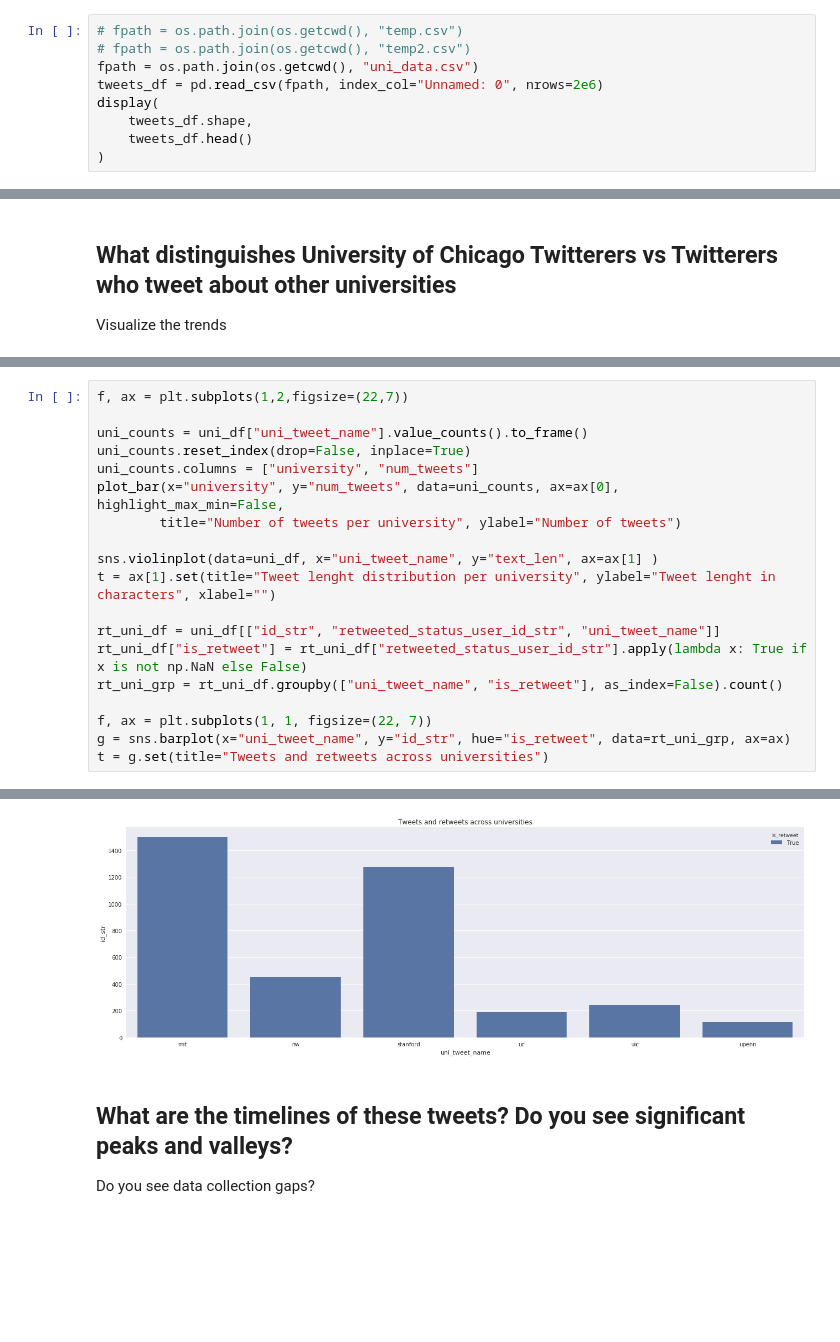
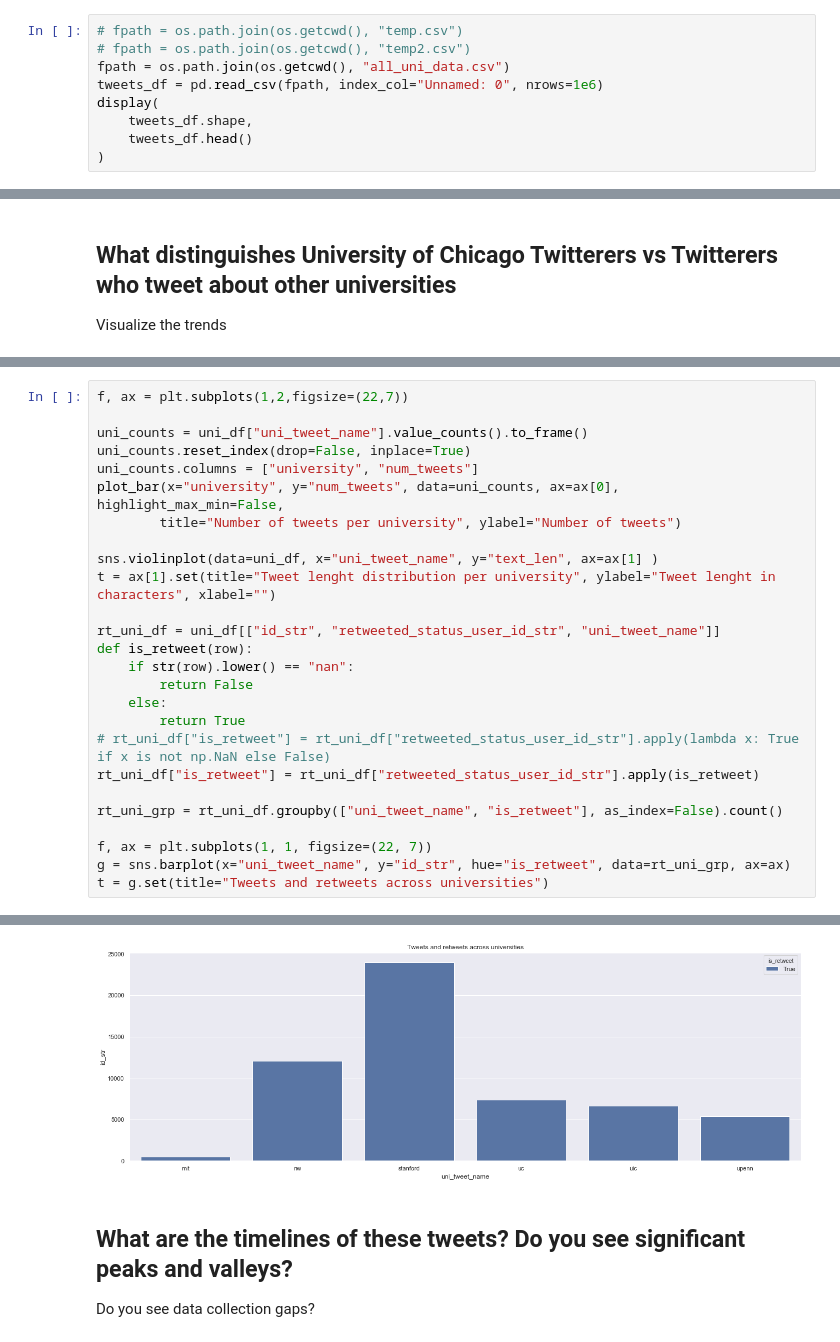
Before and after one commit to DoinGodsWork37/BigDataEngg, a Jupyter notebook: final_project/EDA.ipynb, the cells around one changed output, grey strips where cells are left out. Saved outputs shown, nothing was run; the diff lists cells and outputs as text; blank space fills up the shorter version.

```diff
--- a/final_project/EDA.ipynb
+++ b/final_project/EDA.ipynb
@@ -44,8 +44,8 @@ os.getcwd()
 # %%
 # fpath = os.path.join(os.getcwd(), "temp.csv")
 # fpath = os.path.join(os.getcwd(), "temp2.csv")
-fpath = os.path.join(os.getcwd(), "uni_data.csv")
-tweets_df = pd.read_csv(fpath, index_col="Unnamed: 0", nrows=2e6)
+fpath = os.path.join(os.getcwd(), "all_uni_data.csv")
+tweets_df = pd.read_csv(fpath, index_col="Unnamed: 0", nrows=1e6)
 display(
     tweets_df.shape,
     tweets_df.head()
@@ -358,7 +424,14 @@ sns.violinplot(data=uni_df, x="uni_tweet_name", y="text_len", ax=ax[1] )
 t = ax[1].set(title="Tweet lenght distribution per university", ylabel="Tweet lenght in characters", xlabel="")
 
 rt_uni_df = uni_df[["id_str", "retweeted_status_user_id_str", "uni_tweet_name"]]
-rt_uni_df["is_retweet"] = rt_uni_df["retweeted_status_user_id_str"].apply(lambda x: True if x is not np.NaN else False)
+def is_retweet(row):
+    if str(row).lower() == "nan":
+        return False
+    else:
+        return True
+# rt_uni_df["is_retweet"] = rt_uni_df["retweeted_status_user_id_str"].apply(lambda x: True if x is not np.NaN else False)
+rt_uni_df["is_retweet"] = rt_uni_df["retweeted_status_user_id_str"].apply(is_retweet)
+
 rt_uni_grp = rt_uni_df.groupby(["uni_tweet_name", "is_retweet"], as_index=False).count()
 
 f, ax = plt.subplots(1, 1, figsize=(22, 7))
@@ -369,4 +442,4 @@ t = g.set(title="Tweets and retweets across universities")
-[figure, old version]
+[figure, new version]
 # %% [markdown]
 ## What are the timelines of these tweets? Do you see significant peaks and valleys?
 Do you see data collection gaps?
```
Also changed, not shown: parts of 20 cells of this notebook, 1 other file.
